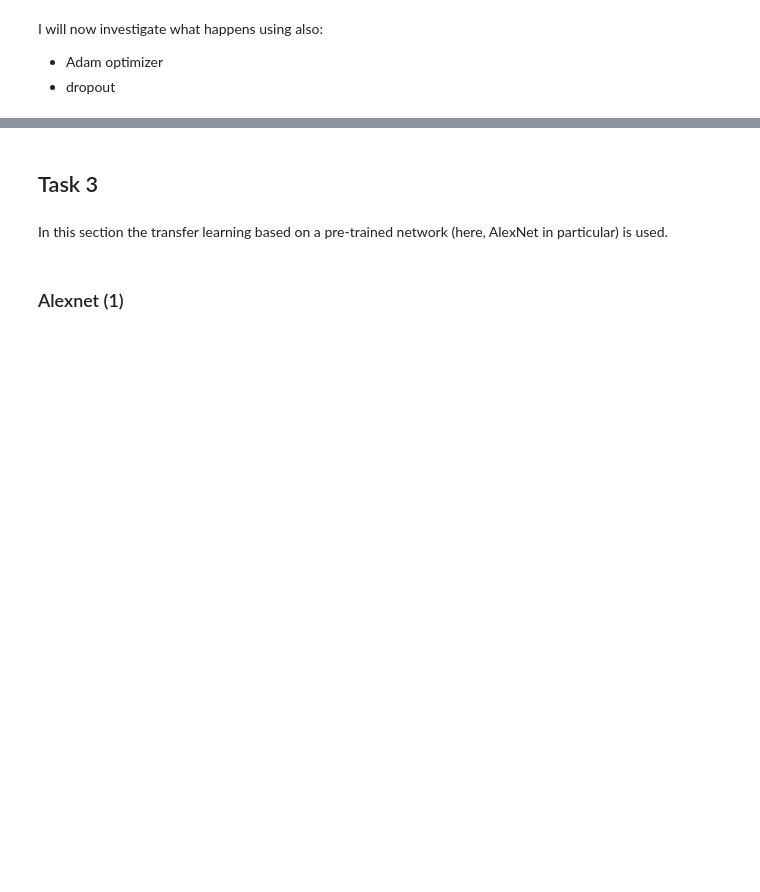
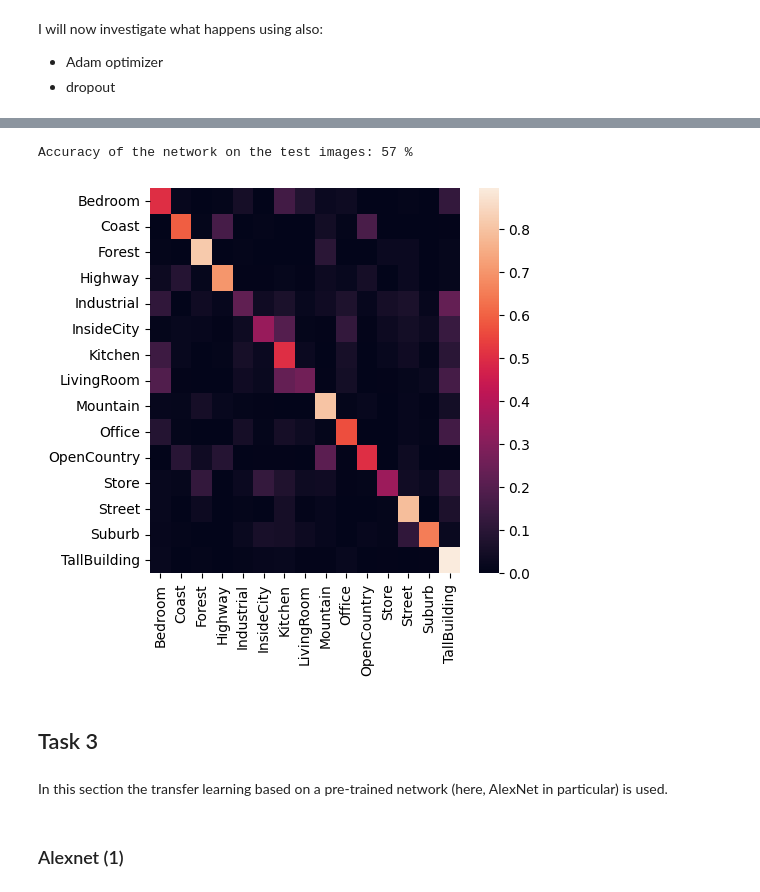
Before and after one commit to gmarsich/CNN-classifier, a Jupyter notebook: CVPR.ipynb, the cells around one changed output, grey strips where cells are left out. Cells and saved outputs as stored; diff of their text form; code cells hidden in the pictures; blank space fills up the shorter version.

Commit message:
Task 2 revised

```diff
--- a/CVPR.ipynb
+++ b/CVPR.ipynb
@@ -199,4 +170,4 @@ loss_function = nn.CrossEntropyLoss()
 optimizer = optim.SGD(model_data_augmentation.parameters(), momentum=0.9, lr=learning_rate) # the momentum by default is 0, but I need it different from 0
 
 # Perform the training
-task2_model_path, task2_loss_train, task2_loss_val, task2_accuracies_val = train_test.train_model(model = model_data_augmentation, EPOCHS = 40, train_loader = data_augmentation_train_loader, val_loader = val_loader, optimizer = optimizer, loss_function = loss_function)
+task2_model_path, task2_loss_train, task2_loss_val, task2_accuracies_train, task2_accuracies_val = train_test.train_model(model = model_data_augmentation, EPOCHS = 48, train_loader = data_augmentation_train_loader, val_loader = val_loader, optimizer = optimizer, loss_function = loss_function)
@@ -219,7 +211,7 @@ model_data_augmentation_1 = CNN.CNN3()
 
 learning_rate = 0.0005
 loss_function = nn.CrossEntropyLoss()
-optimizer = optim.Adam(model_data_augmentation_1.parameters(), lr=learning_rate) # the momentum by default is 0, but I need it different from 0
+optimizer = optim.Adam(model_data_augmentation_1.parameters(), lr=learning_rate)
 
 # Perform the training
-task2_1_model_path, task2_1_loss_train, task2_1_loss_val, task2_1_accuracies_val = train_test.train_model(model = model_data_augmentation_1, EPOCHS = 40, train_loader = data_augmentation_train_loader, val_loader = val_loader, optimizer = optimizer, loss_function = loss_function)
+task2_2_model_path, task2_2_loss_train, task2_2_loss_val, task2_2_accuracies_train, task2_2_accuracies_val = train_test.train_model(model = model_data_augmentation_1, EPOCHS = 48, train_loader = data_augmentation_train_loader, val_loader = val_loader, optimizer = optimizer, loss_function = loss_function)
@@ -226,7 +236,10 @@ task2_1_model_path, task2_1_loss_train, task2_1_loss_val, task2_1_accuracies_val
 # %%
 # Evaluate the trained network on the test set
 
-train_test.perform_test(model = model_data_augmentation_1, model_path = task2_1_model_path, test_loader = test_loader, dataset_test = dataset_test)
+train_test.perform_test(model = model_data_augmentation_1, model_path = task2_2_model_path, test_loader = test_loader, dataset_test = dataset_test)
+# %% [output]
+Accuracy of the network on the test images: 57 %
+[figure, added]
 # %% [markdown]
 ## Task 3 <a class="anchor" id="task3"></a>
 # %% [markdown]
```
Also changed, not shown: parts of 9 cells of this notebook, 27 other files.
